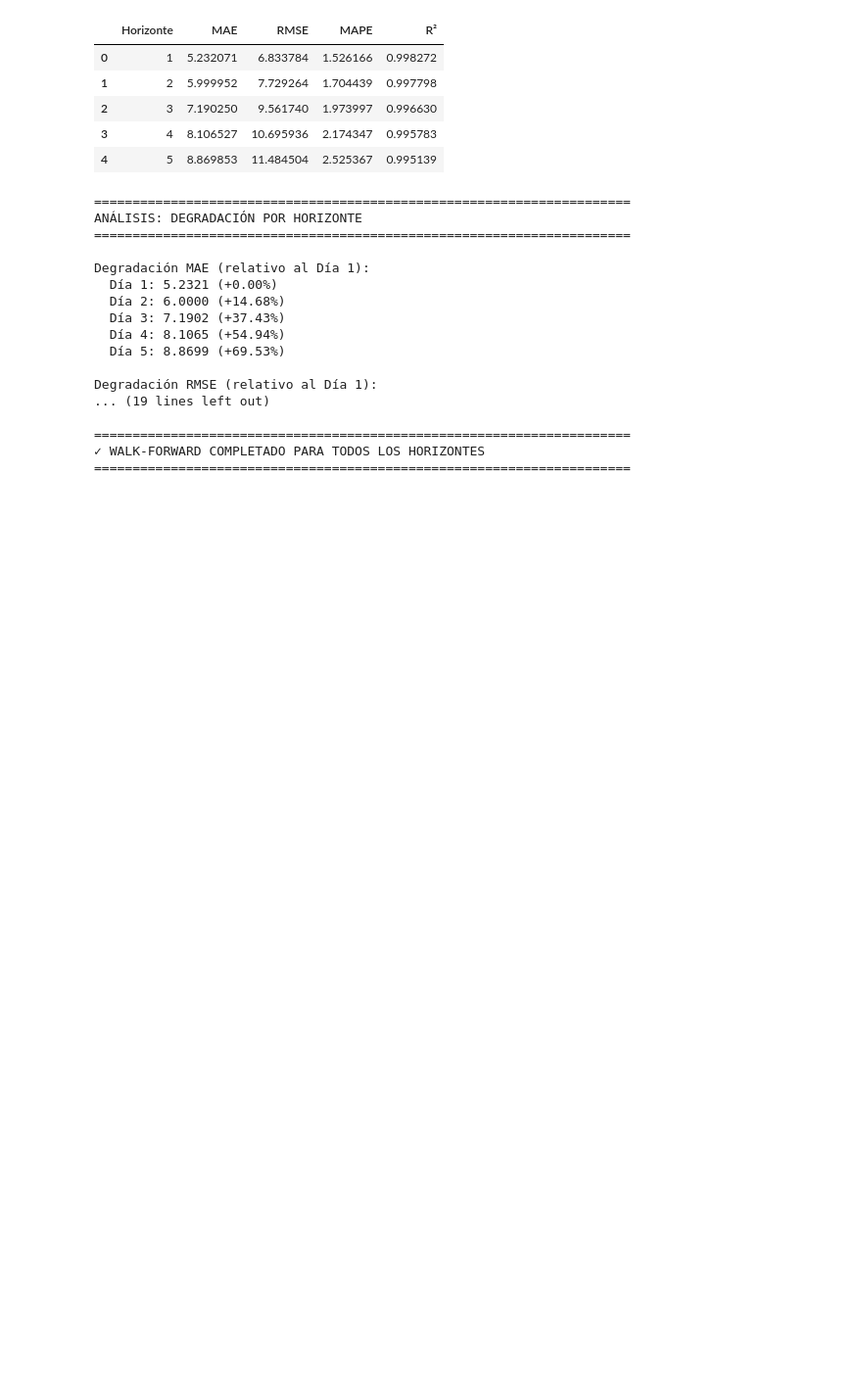
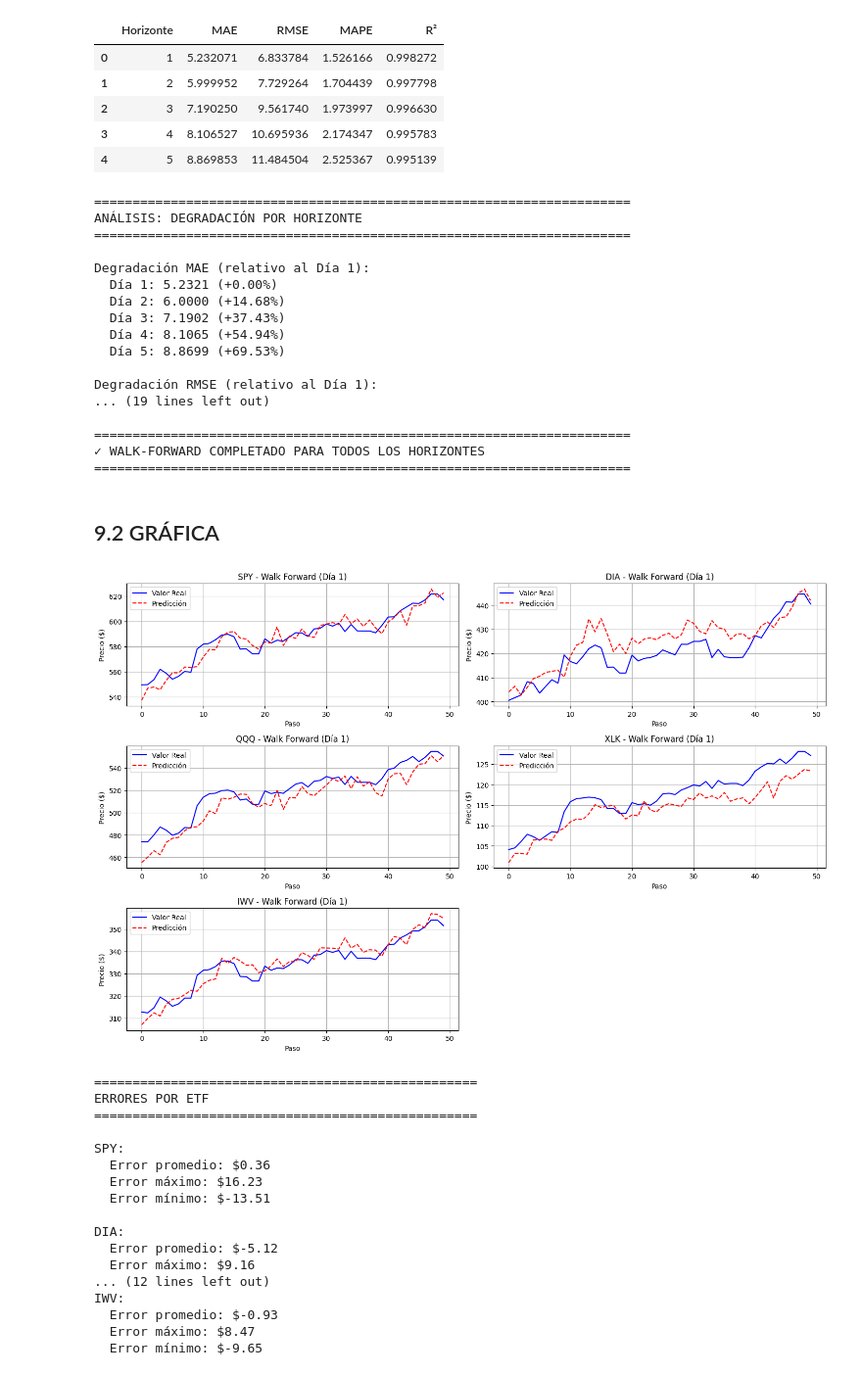
Before and after one commit to cathycaz/PROYECTO_FINAL, a Jupyter notebook: Modelo_Predictivo.ipynb, the cells around one changed output. Shown at 98% size. Saved outputs shown, nothing was run; the diff lists cells and outputs as text; code cells hidden in the pictures; blank space fills up the shorter version.

Commit message:
Gráfica

```diff
--- a/Modelo_Predictivo.ipynb
+++ b/Modelo_Predictivo.ipynb
@@ -1794,3 +1794,63 @@ Degradación RMSE (relativo al Día 1):
 ======================================================================
 ✓ WALK-FORWARD COMPLETADO PARA TODOS LOS HORIZONTES
 ======================================================================
+# %% [markdown]
+## 9.2 GRÁFICA
+# %%
+# Grafica simple para TODOS los ETFs
+import matplotlib.pyplot as plt
+
+# Lista de nombres de ETFs
+nombres_etfs = ['SPY', 'DIA', 'QQQ', 'XLK', 'IWV']
+
+# Crear 5 graficas, una para cada ETF
+plt.figure(figsize=(15, 10))
+
+for i in range(5):
+    plt.subplot(3, 2, i+1)
+
+    # Graficar valores reales
+    plt.plot(actuals_wf_ft[:, i], label='Valor Real', color='blue')
+
+    # Graficar predicciones
+    plt.plot(preds_wf_ft[:, i], label='Predicción', color='red', linestyle='--')
+
+    # Titulos y etiquetas
+    plt.title(f'{nombres_etfs[i]} - Walk Forward (Día 1)')
+    plt.xlabel('Paso')
+    plt.ylabel('Precio ($)')
+    plt.legend()
+    plt.grid(True)
+
+plt.tight_layout()
+plt.show()
+
+# Calcular errores para cada ETF
+print("="*50)
+print("ERRORES POR ETF")
+print("="*50)
+for i in range(5):
+    error = actuals_wf_ft[:, i] - preds_wf_ft[:, i]
+    print(f"\n{nombres_etfs[i]}:")
+    print(f"  Error promedio: ${error.mean():.2f}")
+    print(f"  Error máximo: ${error.max():.2f}")
+    print(f"  Error mínimo: ${error.min():.2f}")
+# %% [output]
+[figure, added]
+==================================================
+ERRORES POR ETF
+==================================================
+
+SPY:
+  Error promedio: $0.36
+  Error máximo: $16.23
+  Error mínimo: $-13.51
+
+DIA:
+  Error promedio: $-5.12
+  Error máximo: $9.16
+... (12 lines left out)
+IWV:
+  Error promedio: $-0.93
+  Error máximo: $8.47
+  Error mínimo: $-9.65
```
